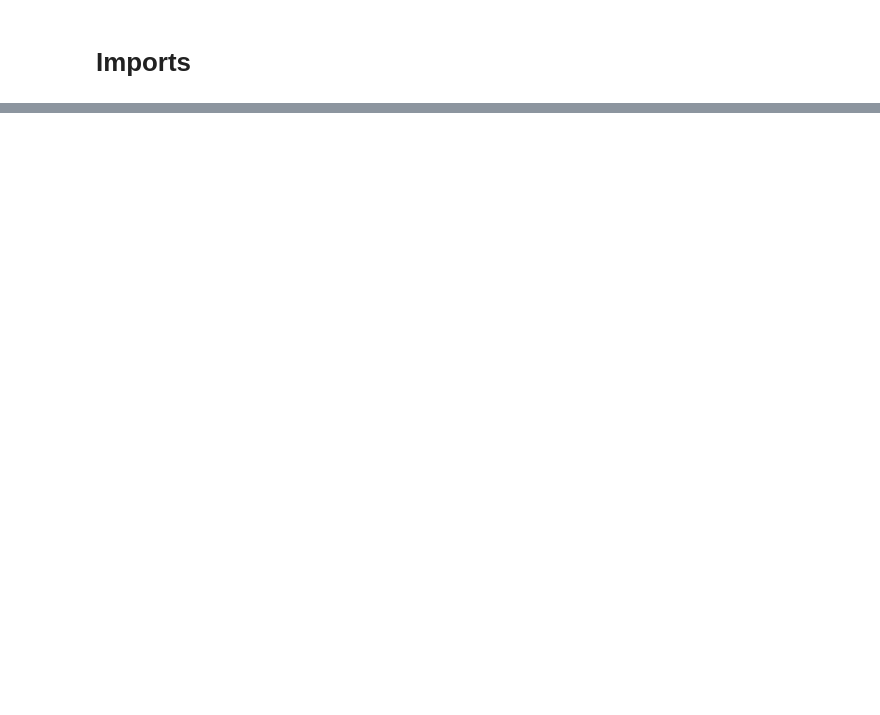
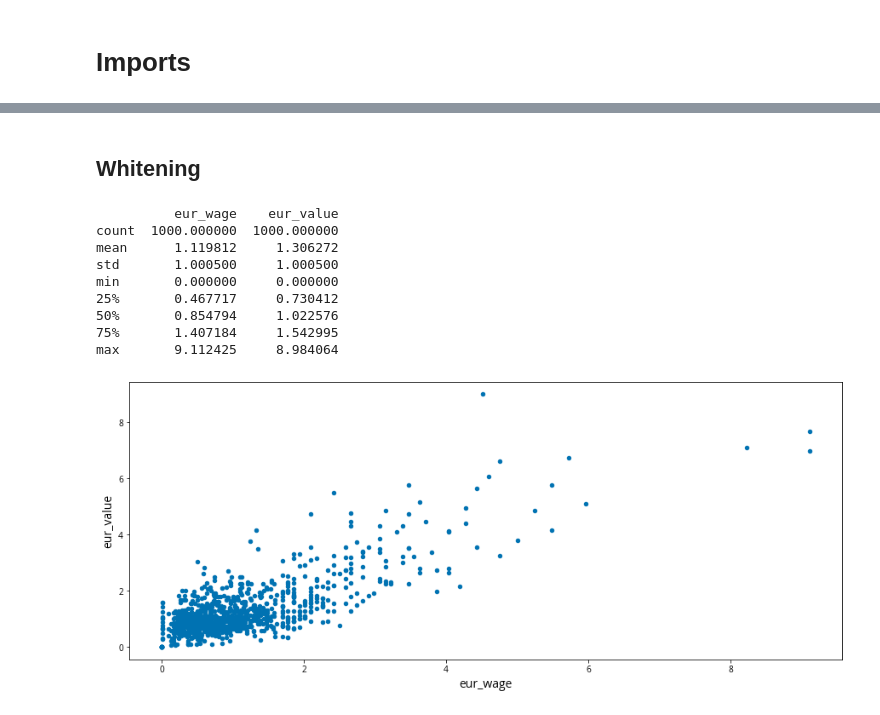
Before and after one commit to watchful-cluckets/springboard_dsci_career_track, a Jupyter notebook: datacamp_projects/clustering/clustering.ipynb, the cells around one changed output, grey strips where cells are left out. Drawn from its saved outputs; the diff is of its cells as text; code cells hidden in the pictures; blank space fills up the shorter version.

Commit message:
updating cluster example

```diff
--- a/datacamp_projects/clustering/clustering.ipynb
+++ b/datacamp_projects/clustering/clustering.ipynb
@@ -81,0 +86,7 @@ from sklearn.tree import DecisionTreeClassifier, DecisionTreeRegressor
+# %%
+fifa = pd.read_csv('datasets/fifa_18_sample_data.csv').clean_names()
+fifa.drop_duplicates(inplace=True)
+fifa.drop("id", axis=1, inplace=True)
+fifa = fifa.select_dtypes(include=['number'])
+print(fifa.shape)
+fifa.sample(5)
@@ -81,0 +102,5 @@ from sklearn.tree import DecisionTreeClassifier, DecisionTreeRegressor
+# %%
+# fillna and preserve types
+orig_dtypes = fifa.dtypes.to_dict()
+fifa.fillna(0, inplace=True)
+fifa = fifa.apply(lambda x: x.astype(orig_dtypes[x.name]))
@@ -81,0 +137,22 @@ from sklearn.tree import DecisionTreeClassifier, DecisionTreeRegressor
+# %% [markdown]
+## Whitening
+# %%
+# whiten columns
+fifa_whitened = pd.DataFrame(sp.cluster.vq.whiten(fifa), columns=fifa.columns)
+# %%
+# Plot the two columns in a scatter plot
+fifa_whitened.plot(x='eur_wage', y='eur_value', kind = 'scatter')
+
+# Check mean and standard deviation of scaled values
+print(fifa_whitened[['eur_wage', 'eur_value']].describe())
+# %% [output]
+          eur_wage    eur_value
+count  1000.000000  1000.000000
+mean      1.119812     1.306272
+std       1.000500     1.000500
+min       0.000000     0.000000
+25%       0.467717     0.730412
+50%       0.854794     1.022576
+75%       1.407184     1.542995
+max       9.112425     8.984064
+[figure, added]
```
Also changed, not shown: parts of 19 cells of this notebook, 2 other files.
